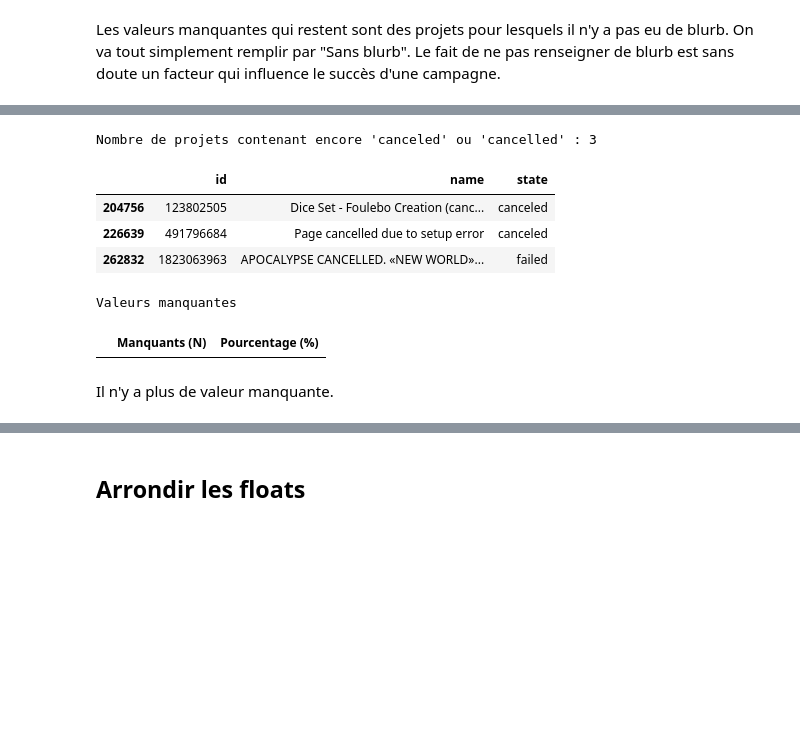
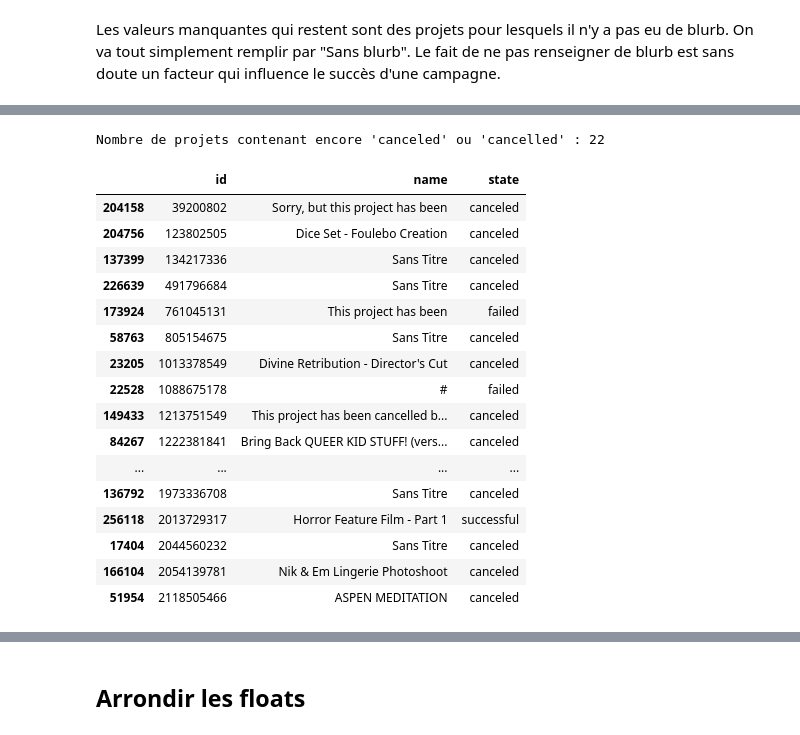
Before and after one commit to lbrdmariama/memoire-2026, a Jupyter notebook: code/data-cleaning.ipynb, the cells around one changed output, grey strips where cells are left out. Saved outputs shown, nothing was run; the diff lists cells and outputs as text; code cells hidden in the pictures; blank space fills up the shorter version.

Commit message:
Conclusion du nettoyage et enrichissement des données sur le nouvel échantillon 202606

```diff
--- a/code/data-cleaning.ipynb
+++ b/code/data-cleaning.ipynb
@@ -818,55 +831,54 @@ Nombre de projets contenant encore 'canceled' ou 'cancelled' : 3
 # %%
 def clean_project_name(name):
     if not isinstance(name, str) or not name.strip():
         return "Sans Titre"
 
-    # 1. Si la chaîne complète est juste une variation de "Project Cancelled", "This project has been cancelled", etc.
-    generic_patterns = r'^(this\s+project\s+has\s+been\s+)?(page\s+)?(project\s+)?#?cance[ll]+ed\.?(\s+by\s+its\s+creators)?$'
-    if re.match(generic_patterns, name.strip(), re.IGNORECASE):
+    # 1. Traiter le cas "Page cancelled due to setup error" ou variations similaires
+    if re.search(r'^(page\s+)?cance[ll]+ed\s+due\s+to', name.strip(), re.IGNORECASE):
         return "Sans Titre"
 
-    # 2. Nettoyer les suffixes en fin de titre : " - Project Cancelled", " - [CANCELLED]", " (version 1 CANCELLED)"
-    cleaned = re.sub(r'[\s\-_–\(\[]*(project\s+)?(version\s+\d+\s+)?cance[ll]+ed[\s\)\.\!\]]*$', '', name, flags=re.IGNORECASE)
+    # 2. Nettoyer les explications d'annulation entre parenthèses : "(canceled, error...)"
+    cleaned = re.sub(r'\s*\(\s*cance[ll]+ed[^\)]*\)', '', name, flags=re.IGNORECASE)
 
-    # 3. Nettoyer les préfixes en début de titre : "CANCELED: ", "Cancelled - "
+    # 3. Nettoyer les suffixes standards (ex: " - Project Cancelled", " [CANCELLED]")
+    cleaned = re.sub(r'[\s\-_–\(\[]*(project\s+)?cance[ll]+ed[\s\)\.\!\]]*$', '', cleaned, flags=re.IGNORECASE)
+
+    # 4. Nettoyer les préfixes (ex: "CANCELED: ")
     cleaned = re.sub(r'^\s*cance[ll]+ed[\s\-_–:]*', '', cleaned, flags=re.IGNORECASE)
 
-    # 4. Si après nettoyage le titre est devenu vide ou absurde
     cleaned = cleaned.strip()
-    if not cleaned or cleaned.lower() in ['n/a', 'none', 'nan']:
+
+    # 5. Si la chaîne est vide ou équivalente à "N/A", "Cancelled"
+    if not cleaned or cleaned.lower() in ['n/a', 'none', 'nan', 'cancelled', 'canceled']:
         return "Sans Titre"
 
     return cleaned
 
-# Application de la fonction
+# Application du nettoyage
 raw_202606_unique['name'] = raw_202606_unique['name'].apply(clean_project_name)
 
 # Compter combien il en reste
 nb_restants = masque_canceled.sum()
 print(f"Nombre de projets contenant encore 'canceled' ou 'cancelled' : {nb_restants}")
 
 # Afficher les 20 titres restants avec leur statut
 raw_202606_unique[masque_canceled][['id', 'name', 'state']]
 # %% [output]
-Nombre de projets contenant encore 'canceled' ou 'cancelled' : 3
+Nombre de projets contenant encore 'canceled' ou 'cancelled' : 22
 |  | id | name | state |
-| 204756 | 123802505 | Dice Set - Foulebo Creation (canc... | canceled |
-| 226639 | 491796684 | Page cancelled due to setup error | canceled |
-| 262832 | 1823063963 | APOCALYPSE CANCELLED. «NEW WORLD»... | failed |
+| 204158 | 39200802 | Sorry, but this project has been | canceled |
+| 204756 | 123802505 | Dice Set - Foulebo Creation | canceled |
+| 137399 | 134217336 | Sans Titre | canceled |
+| 226639 | 491796684 | Sans Titre | canceled |
+| 173924 | 761045131 | This project has been | failed |
+| 58763 | 805154675 | Sans Titre | canceled |
+| 23205 | 1013378549 | Divine Retribution - Director's Cut | canceled |
+| 22528 | 1088675178 | # | failed |
+| 149433 | 1213751549 | This project has been cancelled b... | canceled |
+| 84267 | 1222381841 | Bring Back QUEER KID STUFF! (vers... | canceled |
+| ... | ... | ... | ... |
+| 136792 | 1973336708 | Sans Titre | canceled |
+| 256118 | 2013729317 | Horror Feature Film - Part 1 | successful |
+| 17404 | 2044560232 | Sans Titre | canceled |
+| 166104 | 2054139781 | Nik & Em Lingerie Photoshoot | canceled |
+| 51954 | 2118505466 | ASPEN MEDITATION | canceled |
-# %%
-# Diagnostic des valeurs manquantes
-missing_summary = pd.DataFrame({
-    'Manquants (N)': raw_202606_unique.isnull().sum(),
-    'Pourcentage (%)': (raw_202606_unique.isnull().sum() / len(raw_202606_unique) * 100).round(2)
-})
-
-# Filtrer pour n'afficher que les colonnes qui ont au moins 1 valeur manquante
-missing_summary = missing_summary[missing_summary['Manquants (N)'] > 0].sort_values(by='Manquants (N)', ascending=False)
-
-print("Valeurs manquantes")
-display(missing_summary)
-# %% [output]
-Valeurs manquantes
-|  | Manquants (N) | Pourcentage (%) |
-# %% [markdown]
-Il n'y a plus de valeur manquante.
```
Also changed, not shown: parts of 15 cells of this notebook.
